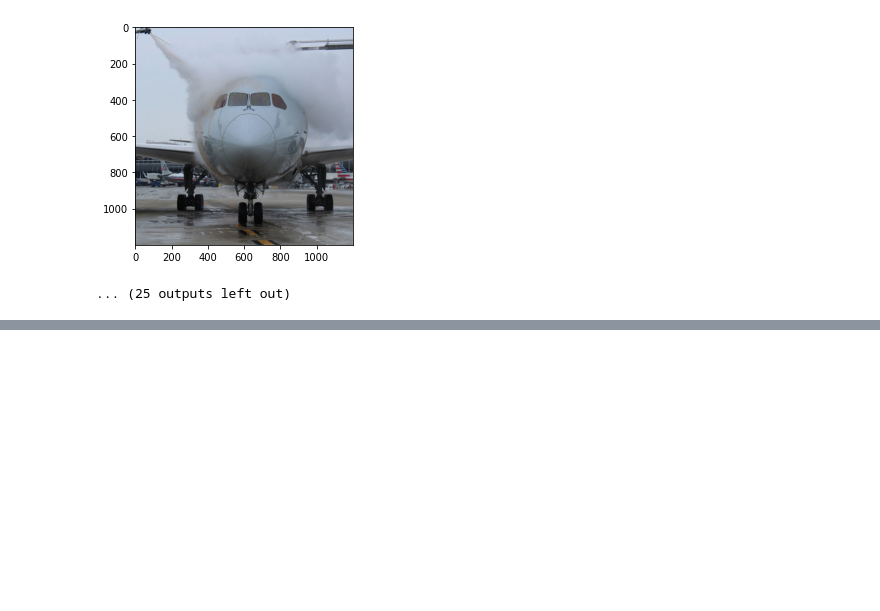
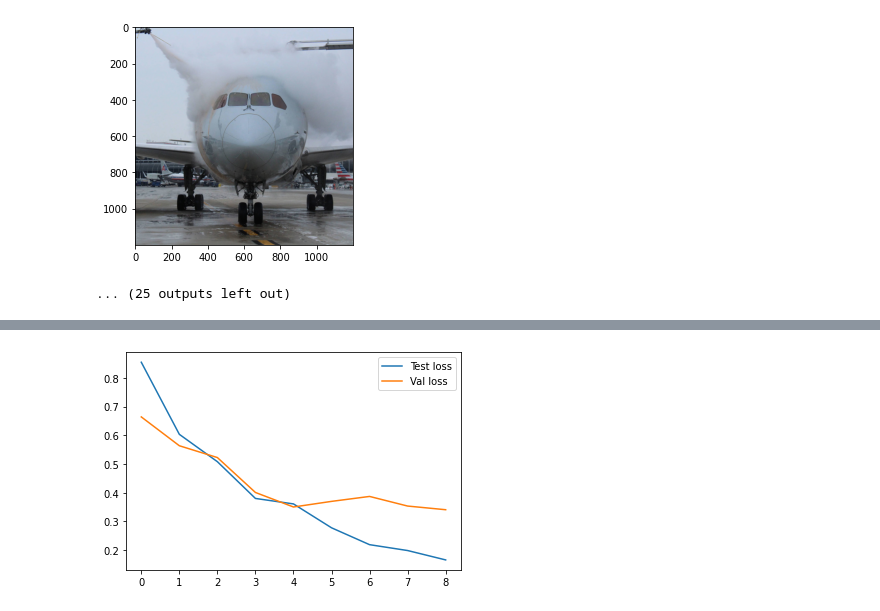
Before and after one commit to premkumar25/Mutliclass_Image_classification_CNN, a Jupyter notebook: Multiclass_Image_Classification.ipynb, the cells around one changed output, grey strips where cells are left out. Cells and saved outputs as stored; diff of their text form; code cells hidden in the pictures; blank space fills up the shorter version.

```diff
--- a/Multiclass_Image_Classification.ipynb
+++ b/Multiclass_Image_Classification.ipynb
@@ -203,0 +210,7 @@ Its an Airplane
+# %%
+plt.plot(fit.history['loss'], label='Test loss')
+plt.plot(fit.history['val_loss'], label='Val loss')
+plt.legend()
+plt.show()
+# %% [output]
+[figure, added]
```
Also changed, not shown: parts of 4 cells of this notebook.
